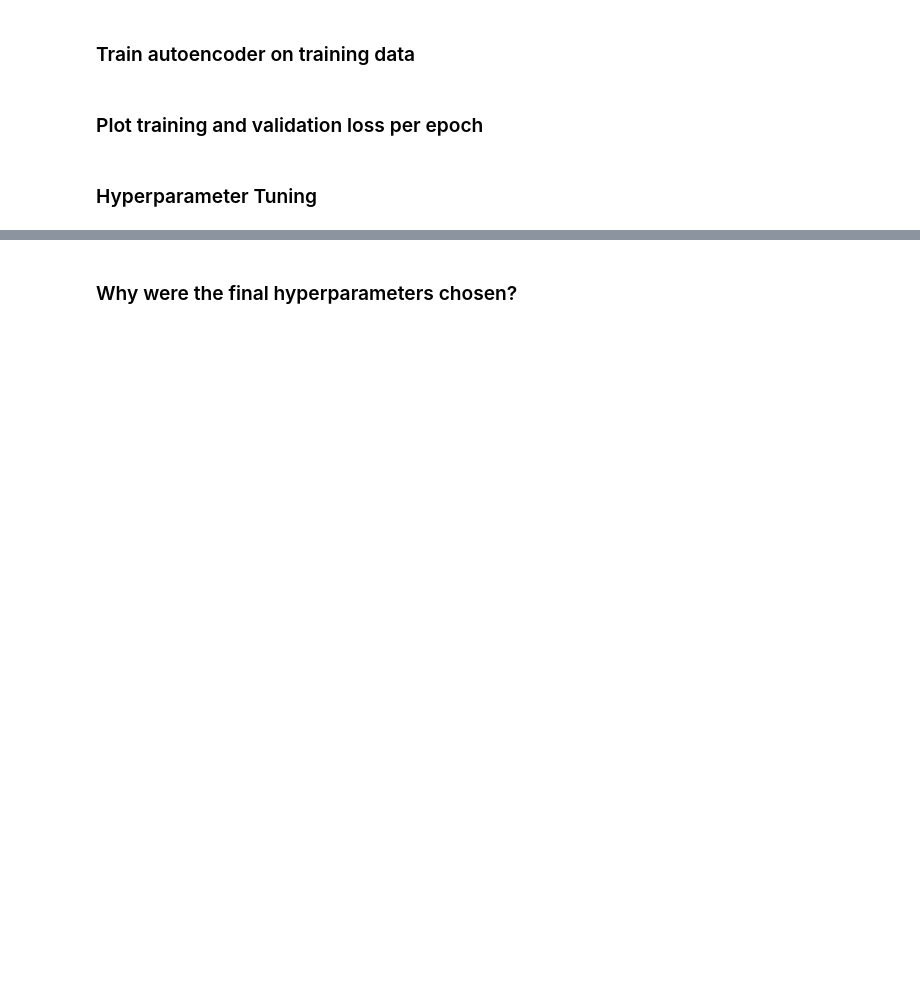
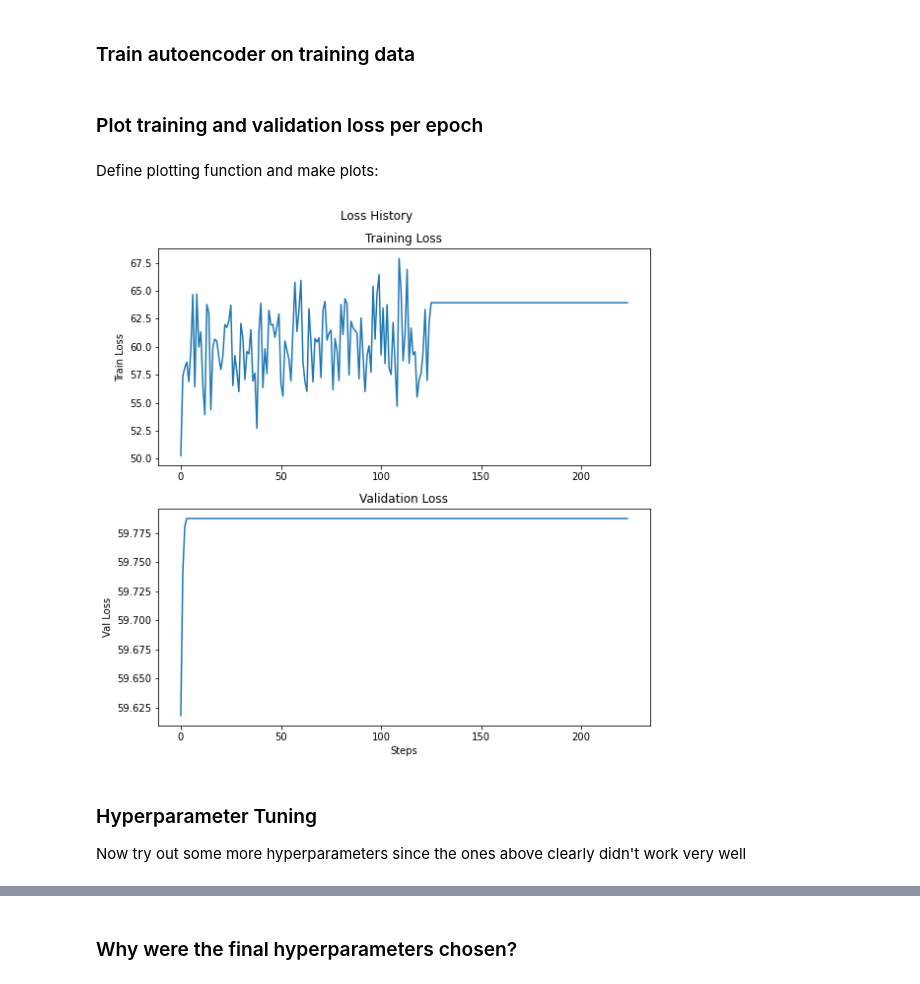
Before and after one commit to gramey02/project7, a Jupyter notebook: nn/Autoencoder.ipynb, the cells around one changed output, grey strips where cells are left out. Drawn from its saved outputs; the diff is of its cells as text; code cells hidden in the pictures; blank space fills up the shorter version.

Commit message:
implemented autoencoder and basic hyperparameter tuning

```diff
--- a/nn/Autoencoder.ipynb
+++ b/nn/Autoencoder.ipynb
@@ -46,6 +40,44 @@ X_train, X_val = train_test_split(digits, test_size=0.3, random_state=42)
+# %%
+nn_arch = [{'input_dim': 64, 'output_dim': 16, 'activation': 'relu'},
+           {'input_dim': 16, 'output_dim': 64, 'activation': 'relu'}]
+
+ae = NeuralNetwork(nn_arch,
+                   lr = 0.05,
+                   seed=42,
+                   batch_size = 10,
+                   epochs=100,
+                   loss_function = "mean squared error")s
 # %% [markdown]
 ### Train autoencoder on training data
+# %%
+#inputs and outputs should be the same for an autoencoder
+per_epoch_loss_train, per_epoch_loss_val = ae.fit(X_train, X_train, X_val, X_val)
 # %% [markdown]
 ### Plot training and validation loss per epoch
+# %% [markdown]
+Define plotting function and make plots:
+# %%
+def plot_loss_history(per_epoch_loss_train, per_epoch_loss_val):
+    """
+    Plots the loss history after training is complete.
+    """
+    loss_hist = per_epoch_loss_train
+    loss_hist_val = per_epoch_loss_val
+    assert len(loss_hist) > 0, "Need to run training before plotting loss history"
+    fig, axs = plt.subplots(2, figsize=(8,8))
+    fig.suptitle('Loss History')
+    axs[0].plot(np.arange(len(loss_hist)), loss_hist)
+    axs[0].set_title('Training Loss')
+    axs[1].plot(np.arange(len(loss_hist_val)), loss_hist_val)
+    axs[1].set_title('Validation Loss')
+    plt.xlabel('Steps')
+    axs[0].set_ylabel('Train Loss')
+    axs[1].set_ylabel('Val Loss')
+    fig.tight_layout()
+
+plot_loss_history(per_epoch_loss_train, per_epoch_loss_val)
+# %% [output]
+[figure, added]
 # %% [markdown]
 ### Hyperparameter Tuning
+Now try out some more hyperparameters since the ones above clearly didn't work very well
```
Also changed, not shown: parts of 9 cells of this notebook.
